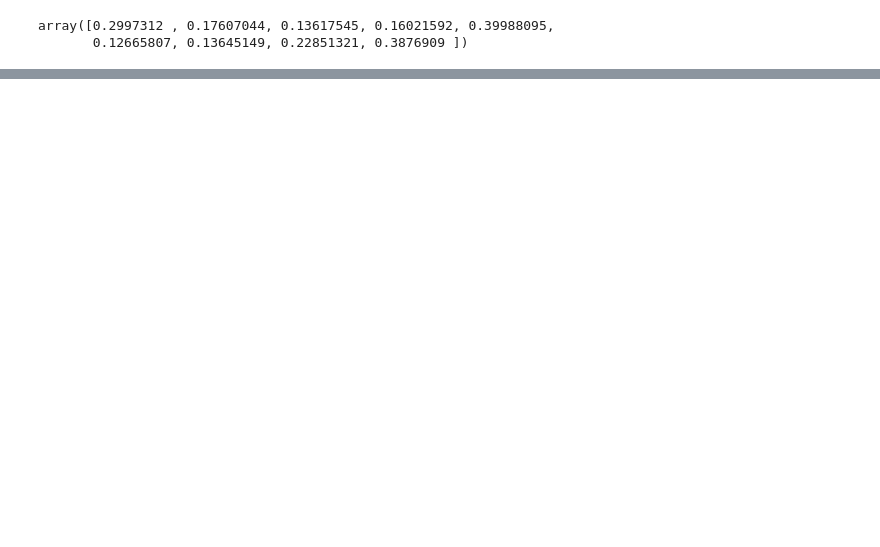
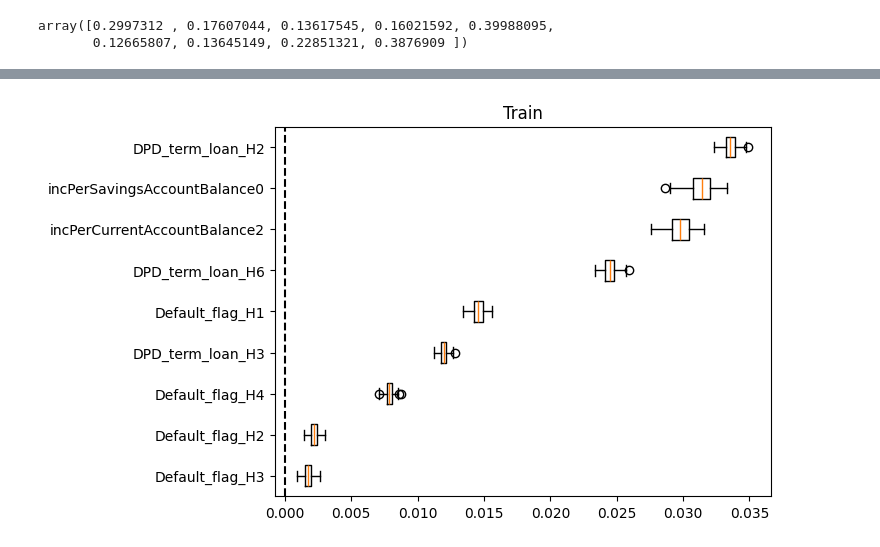
Before and after one commit to Sillem/ING-den-final, a Jupyter notebook: model.ipynb, the cells around one changed output, grey strips where cells are left out. Cells and saved outputs as stored; diff of their text form; code cells hidden in the pictures; blank space fills up the shorter version.

```diff
--- a/model.ipynb
+++ b/model.ipynb
@@ -192,0 +234,19 @@ array([0.2997312 , 0.17607044, 0.13617545, 0.16021592, 0.39988095,
+# %%
+from sklearn.inspection import permutation_importance
+
+
+def plot_permutation_importance(clf, X, y, title):
+    result = permutation_importance(clf, X, y, n_repeats=100, random_state=42, scoring="roc_auc")
+    perm_sorted_idx = result.importances_mean.argsort()
+
+    plt.boxplot(
+        result.importances[perm_sorted_idx].T,
+        vert=False,
+        labels=X.columns[perm_sorted_idx],
+    )
+    plt.axvline(x=0, color="k", linestyle="--")
+    plt.title(title)
+# %%
+plot_permutation_importance(model, x_selected, y_train,"Train")
+# %% [output]
+[figure, added]
```
Also changed, not shown: parts of 5 cells of this notebook, 2 other files.
